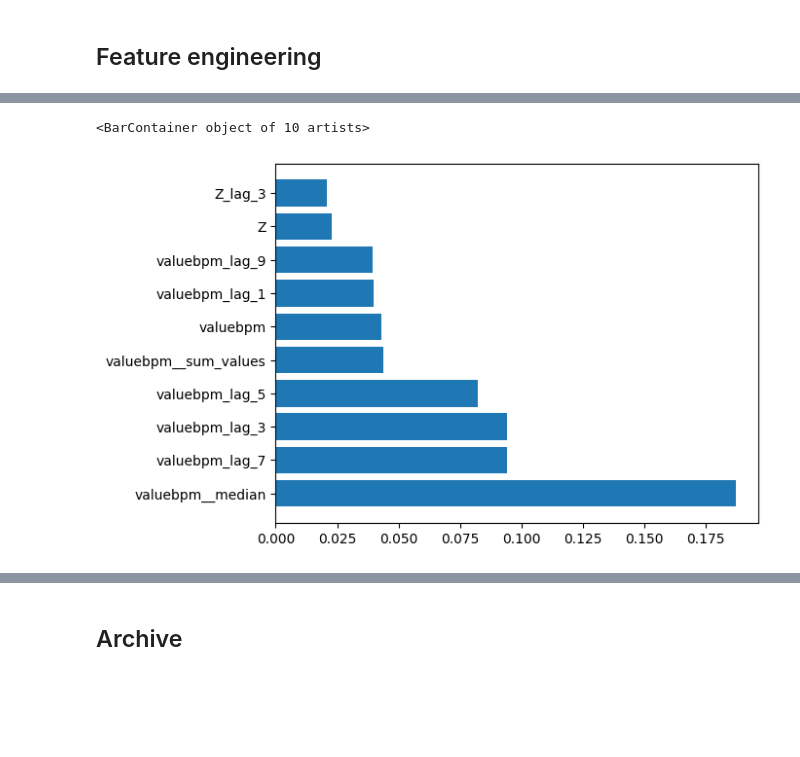
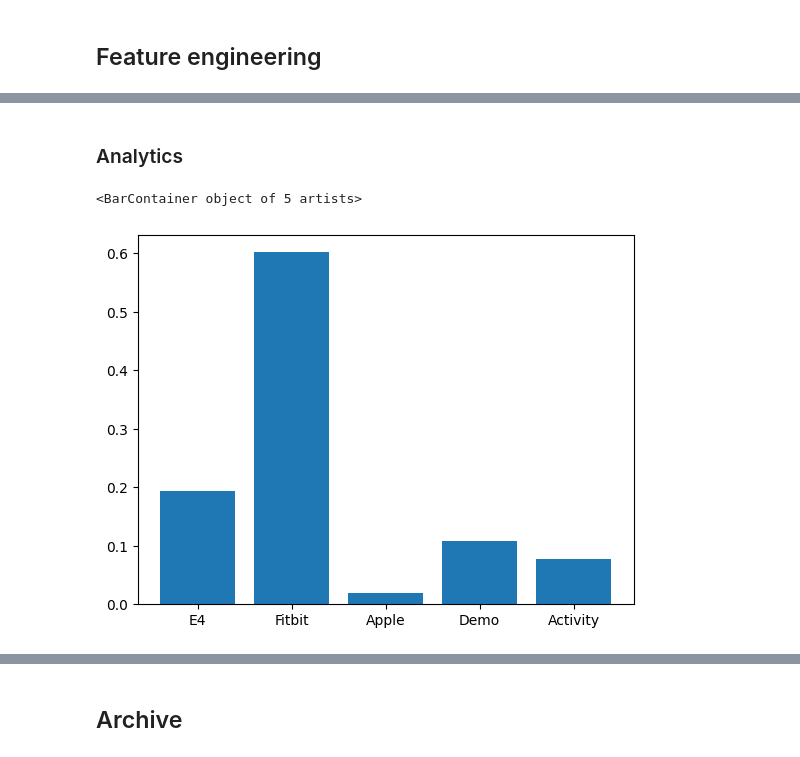
Before and after one commit to ConnorReed246/DataMiningProject, a Jupyter notebook: scripts/2_Prediction/prediction_all.ipynb, the cells around one changed output, grey strips where cells are left out. Cells and saved outputs as stored; diff of their text form; code cells hidden in the pictures; blank space fills up the shorter version.

```diff
--- a/scripts/2_Prediction/prediction_all.ipynb
+++ b/scripts/2_Prediction/prediction_all.ipynb
@@ -236,10 +277,44 @@ mean MET: true = 2.659827527324808 predicted = 3.0735671520233154, mse =0.171180
-# %%
-n_top_features = 10
-sorted_idx = model.feature_importances_.argsort()[::-1]
-plt.barh(all_merged_df_selected.columns[sorted_idx][:n_top_features], model.feature_importances_[sorted_idx][:n_top_features ])
-# %% [output]
-<BarContainer object of 10 artists>
-[figure, removed]
+# %% [markdown]
+### Analytics
+# %%
+E4_features = ["X", "Y", "Z", "Magnitude"]
+Fitbit_features = ["valuebpm", "valueconfidence"]
+Apple_features = ["active energy (kJ)"]
+Demo_features = ['BMI', 'Fat', 'Muscle','Water', 'Bone', 'Weight', 'Height', 'Age', 'Gender_F', 'Gender_M']
+Activity_features = ['Activity']
+
+E_4_indexes = []
+Fitbit_indexes = []
+Apple_indexes = []
+Demo_indexes = []
+Activity_indexes = []
+
+#get all colums that contain the string
+for i,column in enumerate(all_merged_df_selected.columns):
+    for feature in E4_features:
+        if feature in column:
+            E_4_indexes.append(i)
+    for feature in Fitbit_features:
+        if feature in column:
+            Fitbit_indexes.append(i)
+    for feature in Apple_features:
+        if feature in column:
+            Apple_indexes.append(i)
+    for feature in Demo_features:
+        if feature in column:
+            Demo_indexes.append(i)
+    for feature in Activity_features:
+        if feature in column:
+            Activity_indexes.append(i)
+
+
+lables = ["E4", "Fitbit", "Apple", "Demo", "Activity"]
+summed_contributions = [feature_importances_all[E_4_indexes].sum(), feature_importances_all[Fitbit_indexes].sum(), feature_importances_all[Apple_indexes].sum(), feature_importances_all[Demo_indexes].sum(), feature_importances_all[Activity_indexes].sum()]
+
+plt.bar(lables, summed_contributions)
+# %% [output]
+<BarContainer object of 5 artists>
+[figure, added]
 # %%
 #correlate with demographics
 
```
Also changed, not shown: parts of 27 cells of this notebook, 18 other files.
